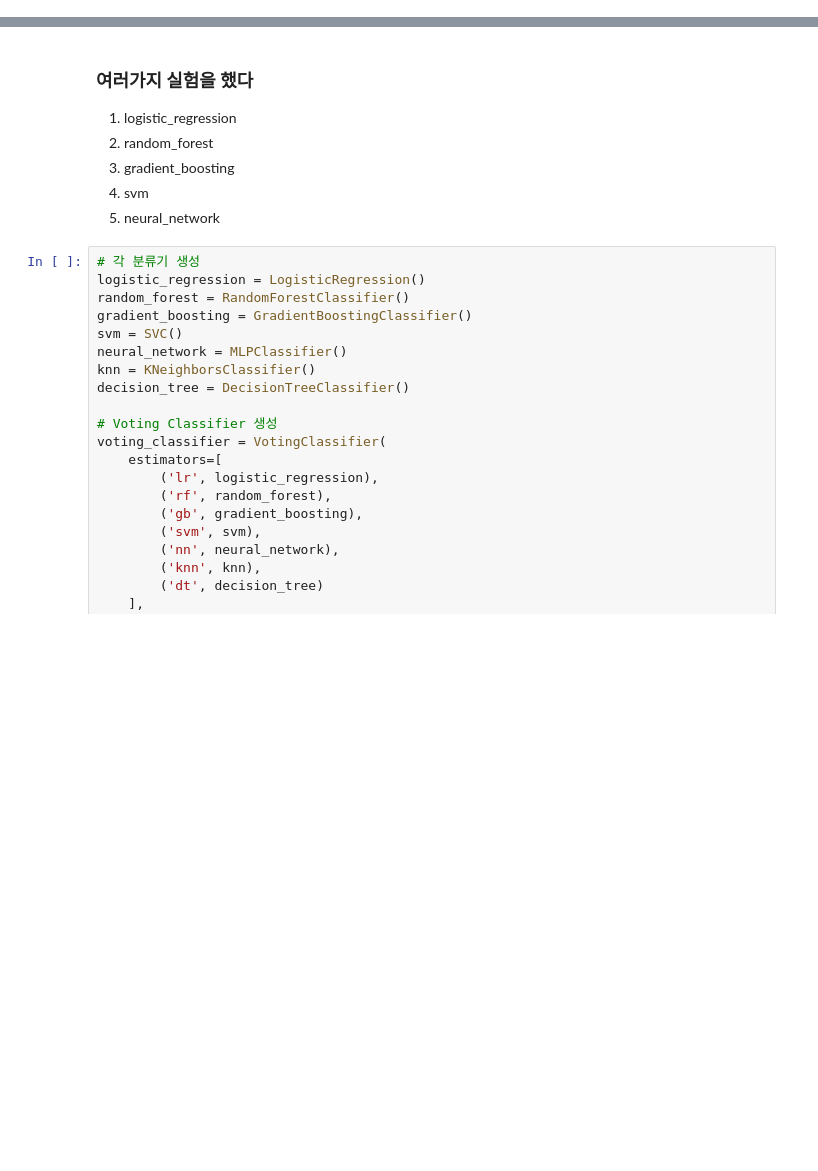
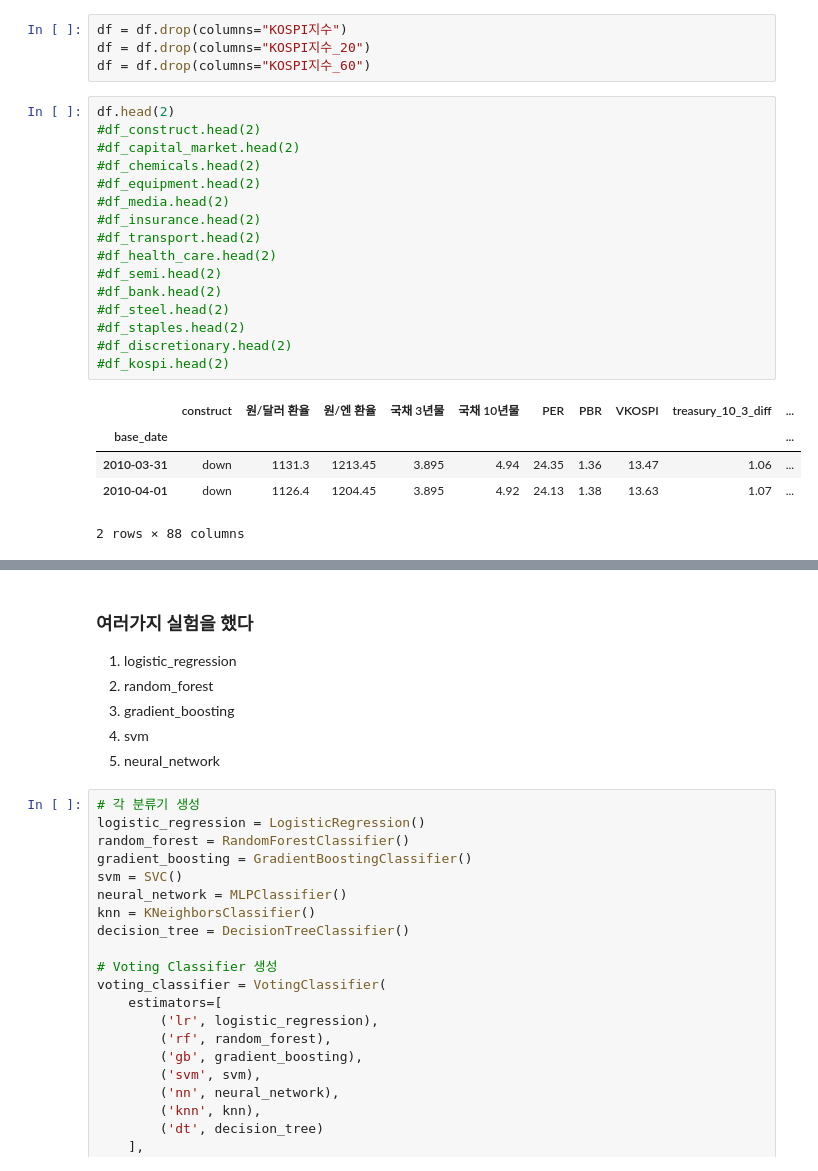
Before and after one commit to simpson000/sic_project_final, a Jupyter notebook: sic/second_compile.ipynb, the cells around one changed output, grey strips where cells are left out. Saved outputs shown, nothing was run; the diff lists cells and outputs as text; blank space fills up the shorter version.

```diff
--- a/sic/second_compile.ipynb
+++ b/sic/second_compile.ipynb
@@ -67,2 +78,28 @@ df.head(5)
+# %%
+df = df.drop(columns="KOSPI지수")
+df = df.drop(columns="KOSPI지수_20")
+df = df.drop(columns="KOSPI지수_60")
+# %%
+df.head(2)
+#df_construct.head(2)
+#df_capital_market.head(2)
+#df_chemicals.head(2)
+#df_equipment.head(2)
+#df_media.head(2)
+#df_insurance.head(2)
+#df_transport.head(2)
+#df_health_care.head(2)
+#df_semi.head(2)
+#df_bank.head(2)
+#df_steel.head(2)
+#df_staples.head(2)
+#df_discretionary.head(2)
+#df_kospi.head(2)
+# %% [output]
+|  | construct | 원/달러 환율 | 원/엔 환율 | 국채 3년물 | 국채 10년물 | PER | PBR | VKOSPI | treasury_10_3_diff | ... |
+| base_date |  |  |  |  |  |  |  |  |  | ... |
+| 2010-03-31 | down | 1131.3 | 1213.45 | 3.895 | 4.94 | 24.35 | 1.36 | 13.47 | 1.06 | ... |
+| 2010-04-01 | down | 1126.4 | 1204.45 | 3.895 | 4.92 | 24.13 | 1.38 | 13.63 | 1.07 | ... |
+2 rows × 88 columns
 # %%
 column_names = [
```
Also changed, not shown: parts of 23 cells of this notebook, 22 other files.
